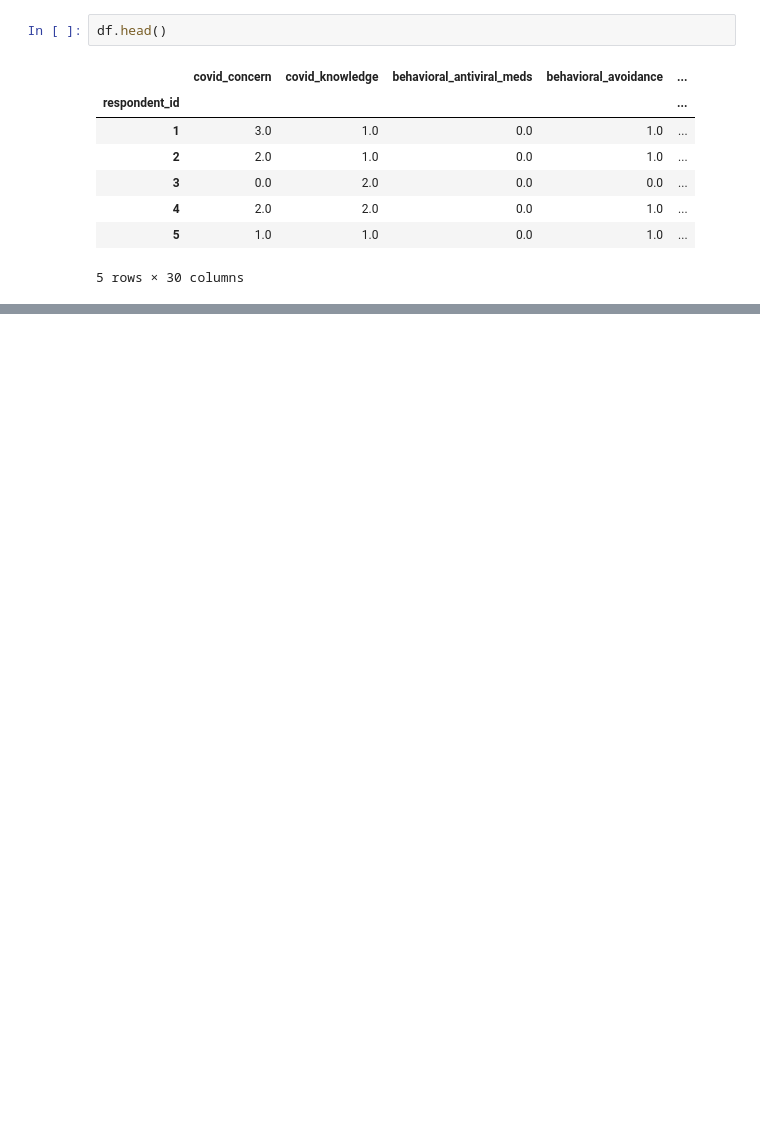
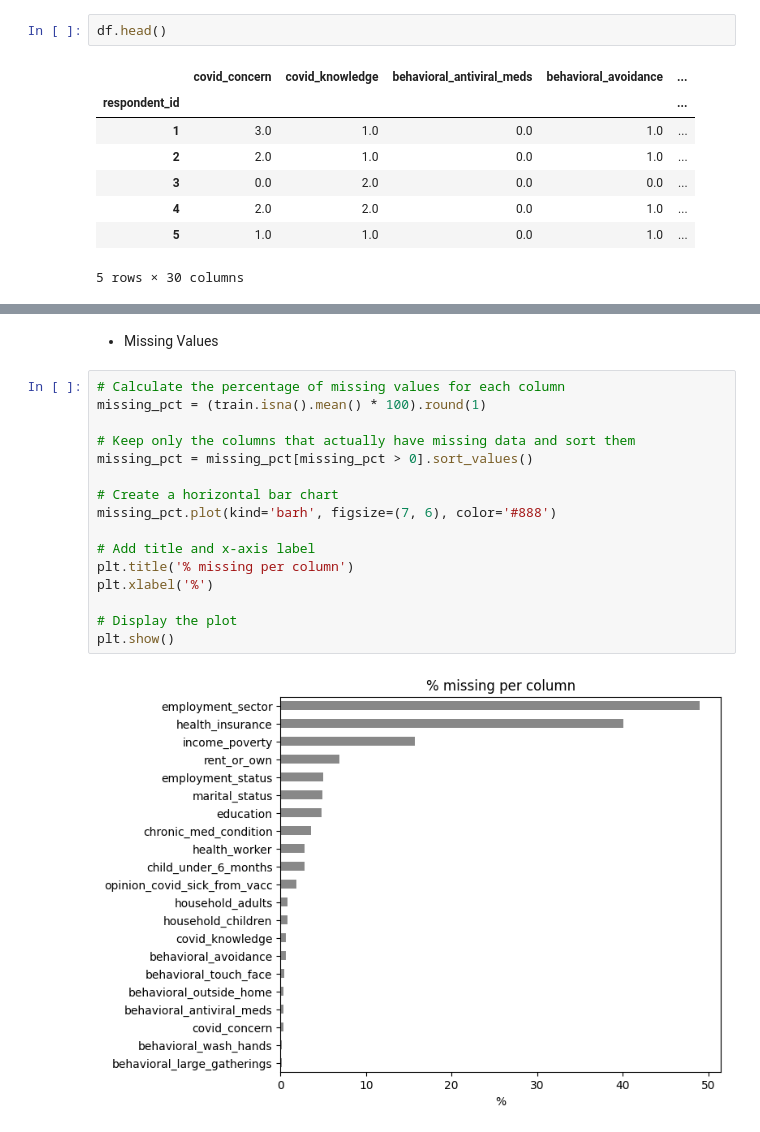
Before and after one commit to GroupS-hackathon/challenge_submission_group_S, a Jupyter notebook: challenge_submission_group_S.ipynb, the cells around one changed output, grey strips where cells are left out. Drawn from its saved outputs; the diff is of its cells as text; blank space fills up the shorter version.

```diff
--- a/challenge_submission_group_S.ipynb
+++ b/challenge_submission_group_S.ipynb
@@ -87,0 +109,20 @@ Data splitted successfully.
+# %% [markdown]
+- Missing Values
+# %%
+# Calculate the percentage of missing values for each column
+missing_pct = (train.isna().mean() * 100).round(1)
+
+# Keep only the columns that actually have missing data and sort them
+missing_pct = missing_pct[missing_pct > 0].sort_values()
+
+# Create a horizontal bar chart
+missing_pct.plot(kind='barh', figsize=(7, 6), color='#888')
+
+# Add title and x-axis label
+plt.title('% missing per column')
+plt.xlabel('%')
+
+# Display the plot
+plt.show()
+# %% [output]
+[figure, added]
```
Also changed, not shown: parts of 21 cells of this notebook.
